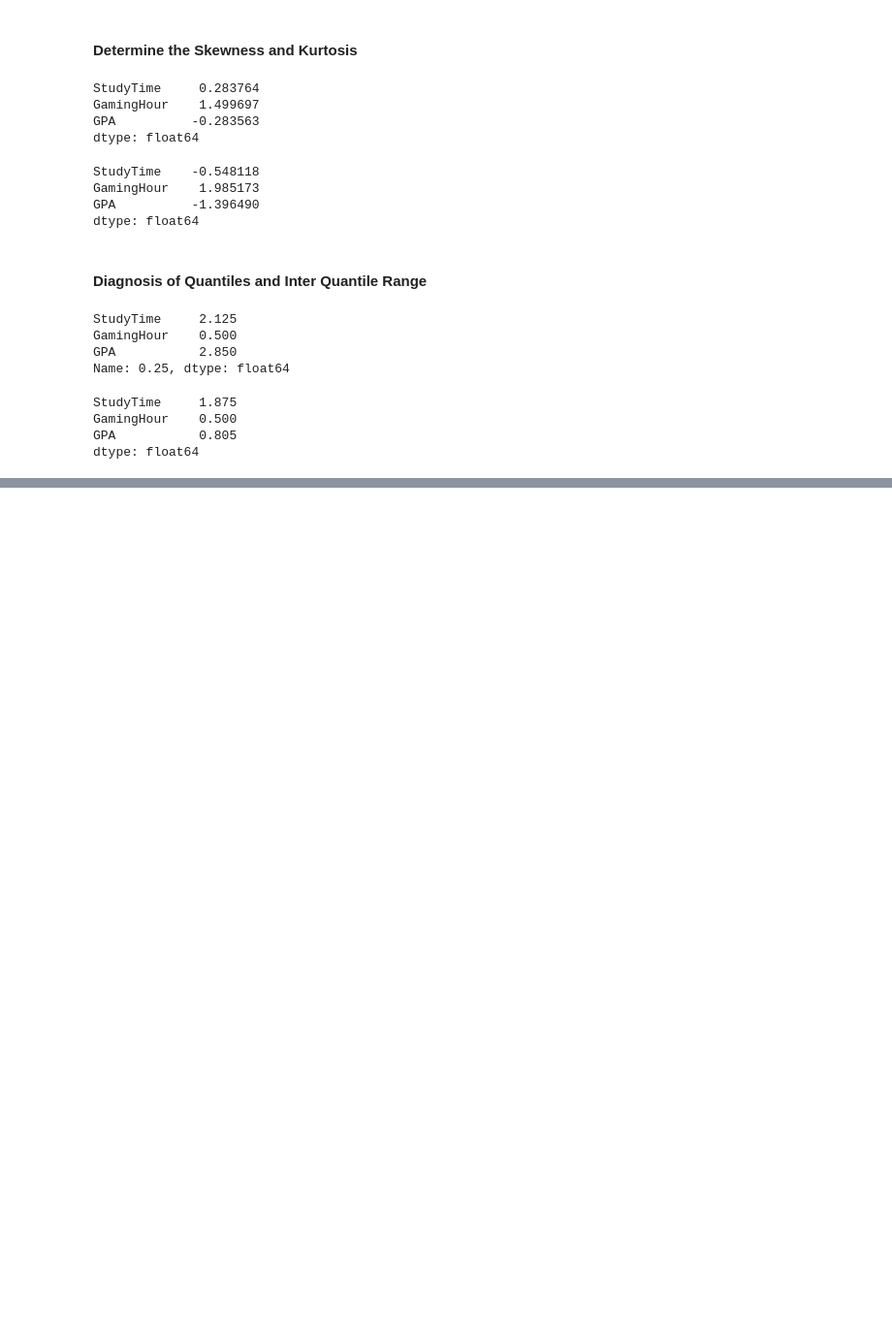
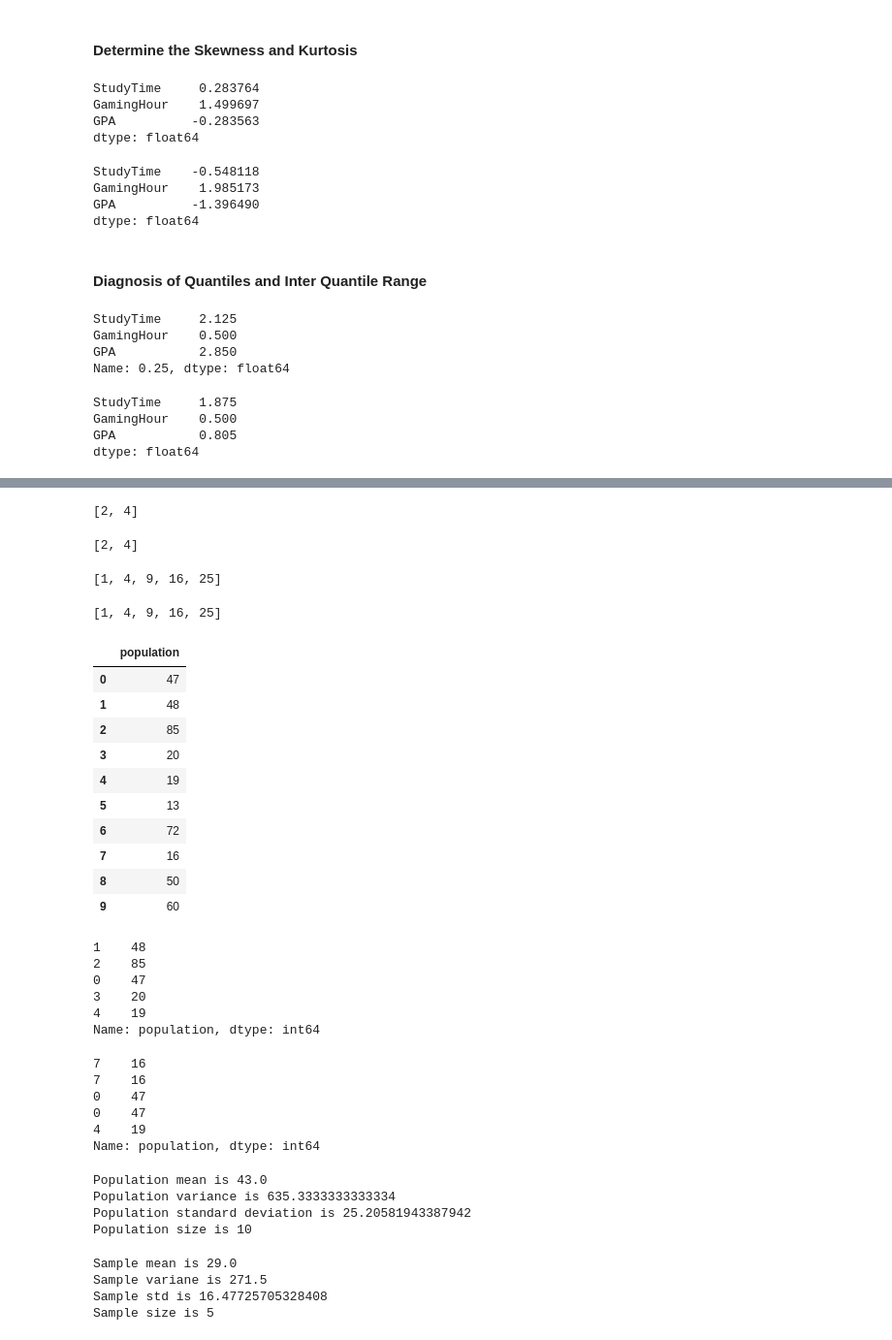
Before and after one commit to pappucode/datascience, a Jupyter notebook: stat_basic.ipynb, the cells around one changed output, grey strips where cells are left out. Shown at 97% size. Cells and saved outputs as stored; diff of their text form; code cells hidden in the pictures; blank space fills up the shorter version.

```diff
--- a/stat_basic.ipynb
+++ b/stat_basic.ipynb
@@ -175,0 +184,39 @@ dtype: float64
+# %%
+result = list(filter(lambda x : x%2==0, num))
+result
+# %% [output]
+[2, 4]
+# %%
+result = [x for x in num if x%2==0]
+result
+# %% [output]
+[2, 4]
+# %%
+squares = []
+for number in num:
+    sq = number ** 2
+    squares.append(sq)
+squares
+# %% [output]
+[1, 4, 9, 16, 25]
+# %%
+[x**2 for x in num]
+# %% [output]
+[1, 4, 9, 16, 25]
+# %%
+import pandas as pd
+data = pd.DataFrame()
+data['population'] = [47, 48, 85, 20, 19, 13, 72, 16, 50, 60]
+data
+# %% [output]
+|  | population |
+| 0 | 47 |
+| 1 | 48 |
+| 2 | 85 |
+| 3 | 20 |
+| 4 | 19 |
+| 5 | 13 |
+| 6 | 72 |
+| 7 | 16 |
+| 8 | 50 |
+| 9 | 60 |
@@ -175,0 +226,38 @@ dtype: float64
+# %%
+a_sample_without_replacement
+# %% [output]
+1    48
+2    85
+0    47
+3    20
+4    19
+Name: population, dtype: int64
+# %%
+a_sample_with_replacement
+# %% [output]
+7    16
+7    16
+0    47
+0    47
+4    19
+Name: population, dtype: int64
+# %%
+print('Population mean is', data['population'].mean())
+print('Population variance is', data['population'].var(ddof=0))
+print('Population standard deviation is', data['population'].std(ddof=0))
+print('Population size is', data['population'].shape[0])
+# %% [output]
+Population mean is 43.0
+Population variance is 635.3333333333334
+Population standard deviation is 25.20581943387942
+Population size is 10
+# %%
+print('Sample mean is', a_sample_with_replacement.mean())
+print('Sample variane is', a_sample_with_replacement.var(ddof=1))
+print('Sample std is', a_sample_with_replacement.std(ddof=1))
+print('Sample size is', a_sample_with_replacement.shape[0])
+# %% [output]
+Sample mean is 29.0
+Sample variane is 271.5
+Sample std is 16.47725705328408
+Sample size is 5
```
Also changed, not shown: parts of 16 cells of this notebook, 5 other files.
